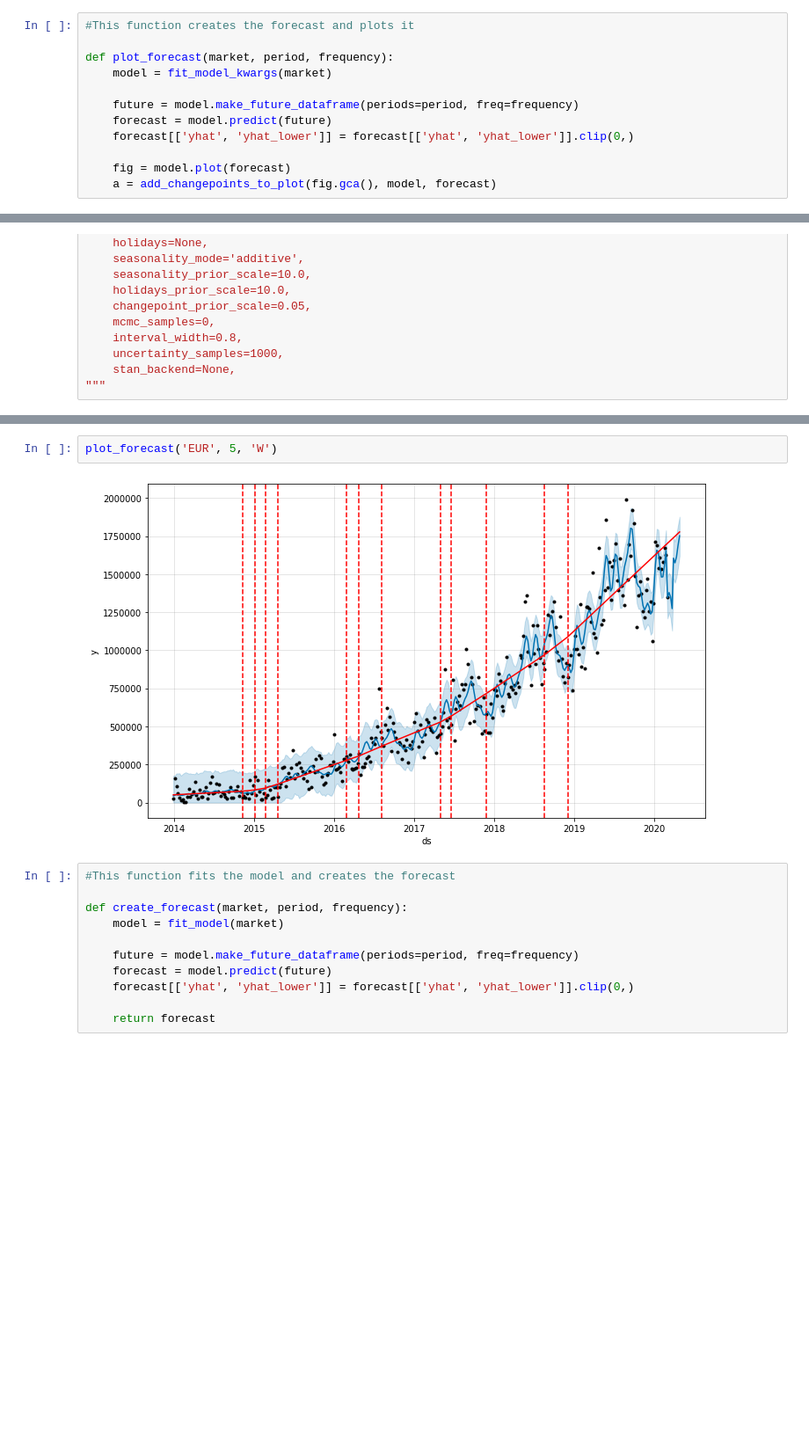
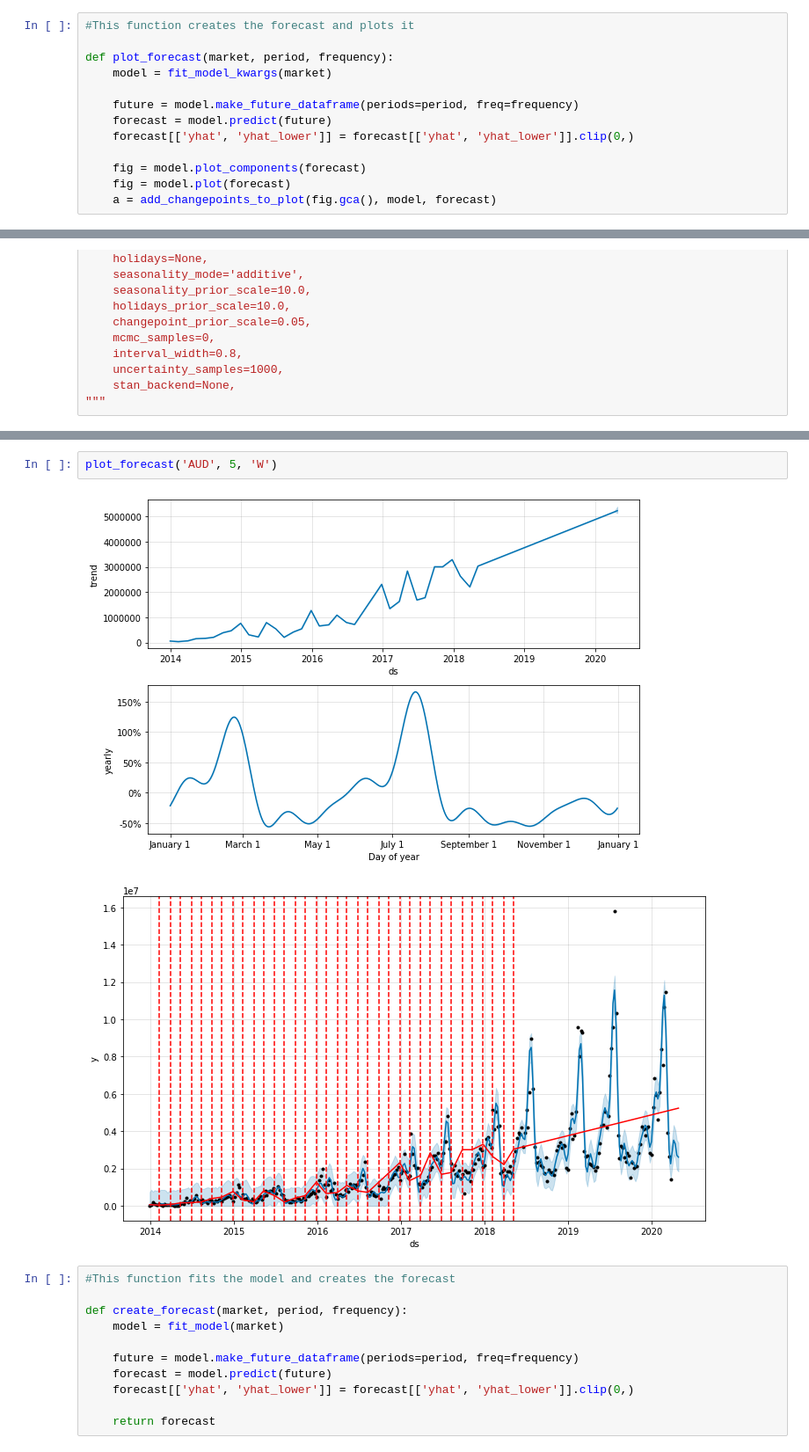
Before and after one commit to sacses/Ironhack-Final-Project, a Jupyter notebook: notebooks/notebook_1.ipynb, the cells around one changed output, grey strips where cells are left out. Shown at 88% size. Drawn from its saved outputs; the diff is of its cells as text; blank space fills up the shorter version.

```diff
--- a/notebooks/notebook_1.ipynb
+++ b/notebooks/notebook_1.ipynb
@@ -124,6 +124,7 @@ def plot_forecast(market, period, frequency):
     forecast = model.predict(future)
     forecast[['yhat', 'yhat_lower']] = forecast[['yhat', 'yhat_lower']].clip(0,)
 
+    fig = model.plot_components(forecast)
     fig = model.plot(forecast)
     a = add_changepoints_to_plot(fig.gca(), model, forecast)
 # %%
@@ -161,7 +174,8 @@ KeyboardInterrupt:
 # %%
-plot_forecast('EUR', 5, 'W')
+plot_forecast('AUD', 5, 'W')
 # %% [output]
-[figure, old version]
+[figure, new version]
+[figure, added]
 # %%
 #This function fits the model and creates the forecast
 
```
Also changed, not shown: parts of 14 cells of this notebook.
